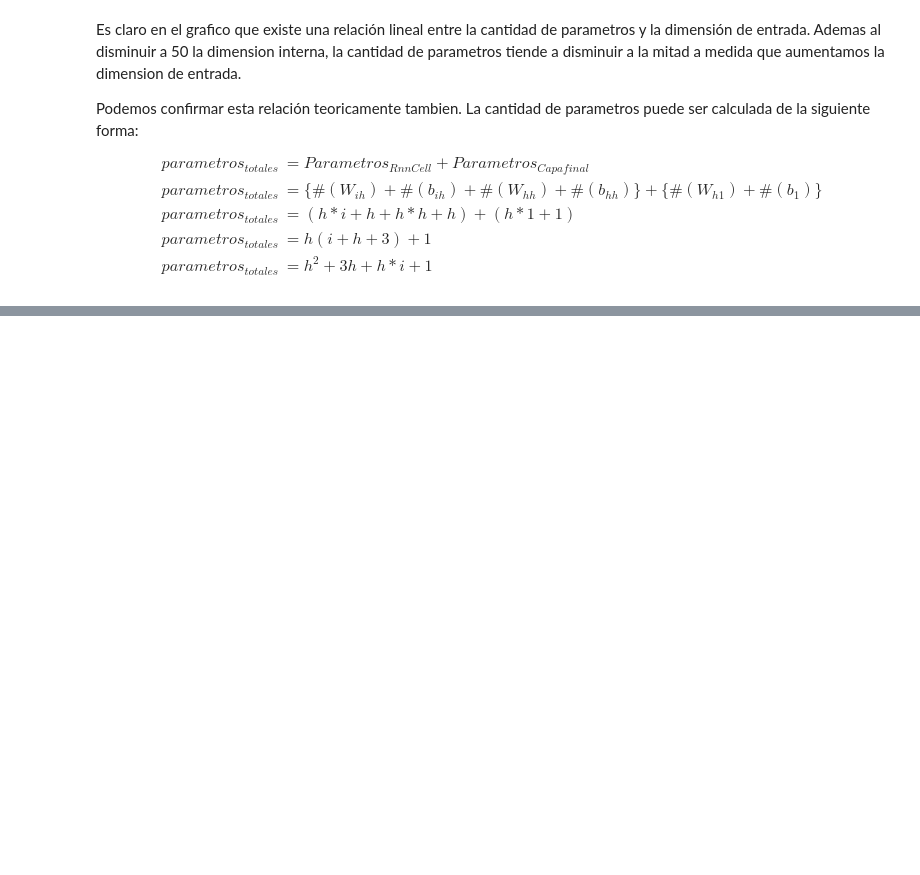
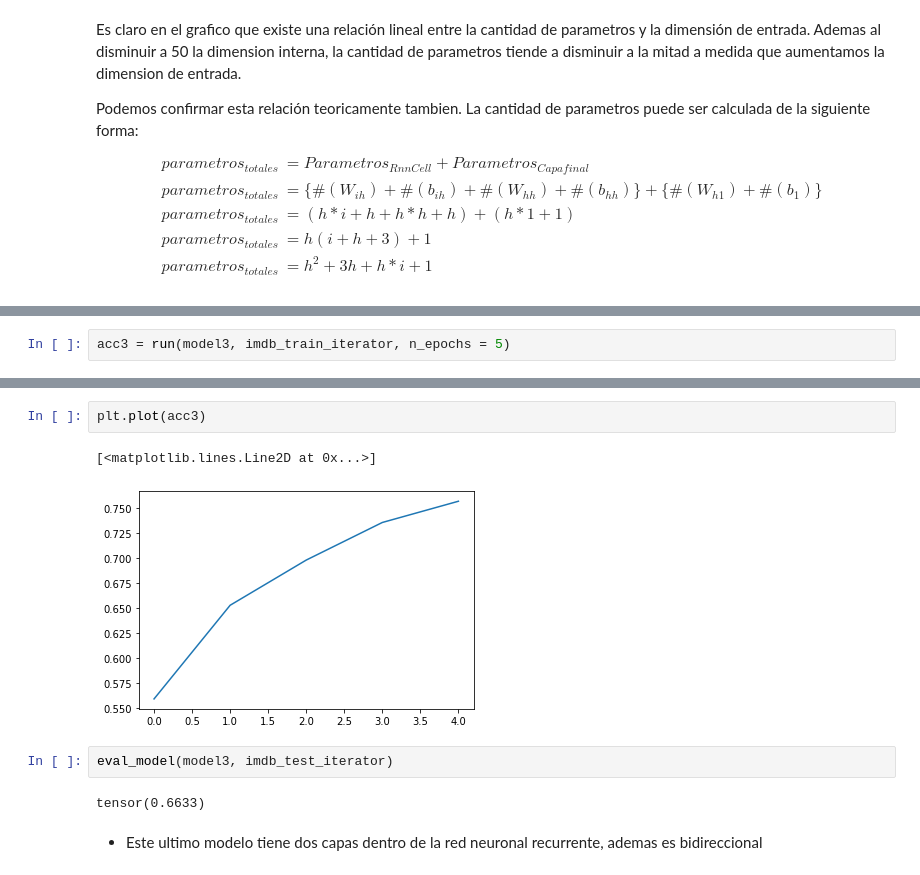
Before and after one commit to fipaniagua/IIC3697-Deep-Learning, a Jupyter notebook: LSTM RNN and attention with Pytorch/HW2.ipynb, the cells around one changed output, grey strips where cells are left out. Drawn from its saved outputs; the diff is of its cells as text; blank space fills up the shorter version.

```diff
--- a/LSTM RNN and attention with Pytorch/HW2.ipynb
+++ b/LSTM RNN and attention with Pytorch/HW2.ipynb
@@ -109,0 +368,2 @@ Es decir, mientras mas grande es la dimension de la entrada, mas liniealmente se
+# %%
+acc3 = run(model3, imdb_train_iterator, n_epochs = 5)
@@ -109,0 +381,11 @@ Es decir, mientras mas grande es la dimension de la entrada, mas liniealmente se
+# %%
+plt.plot(acc3)
+# %% [output]
+[<matplotlib.lines.Line2D at 0x...>]
+[figure, added]
+# %%
+eval_model(model3, imdb_test_iterator)
+# %% [output]
+tensor(0.6633)
+# %% [markdown]
+*   Este ultimo modelo tiene dos capas dentro de la red neuronal recurrente, ademas es bidireccional
```
Also changed, not shown: parts of 110 cells of this notebook.
